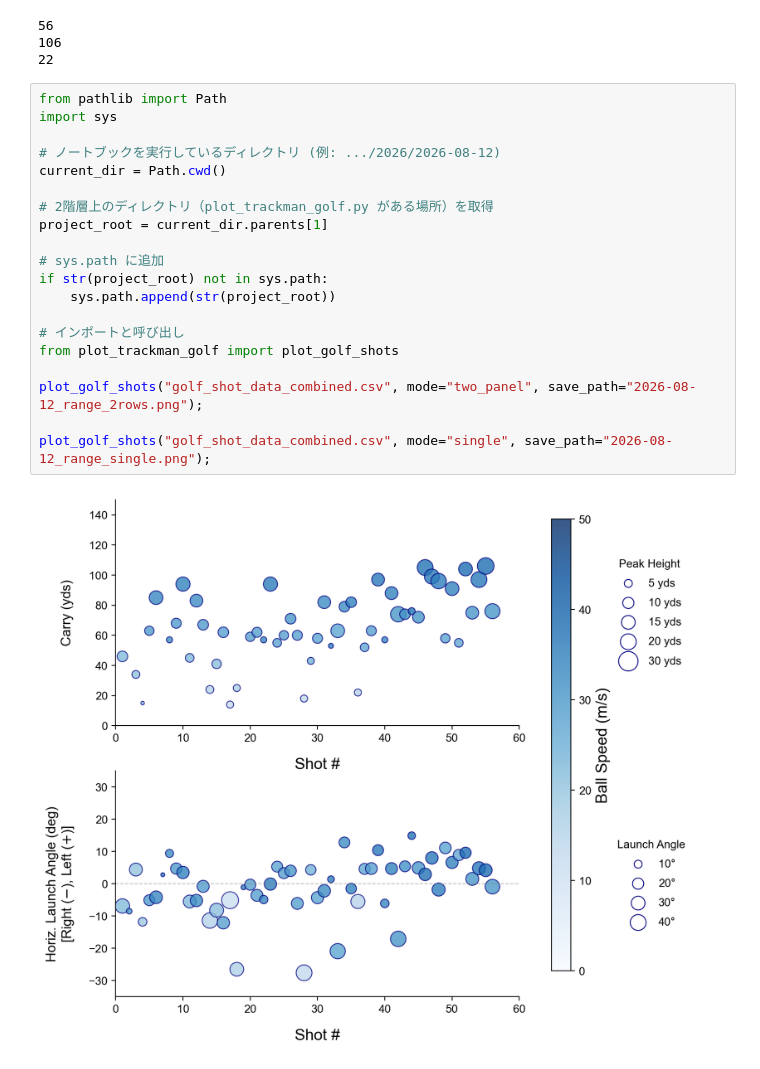
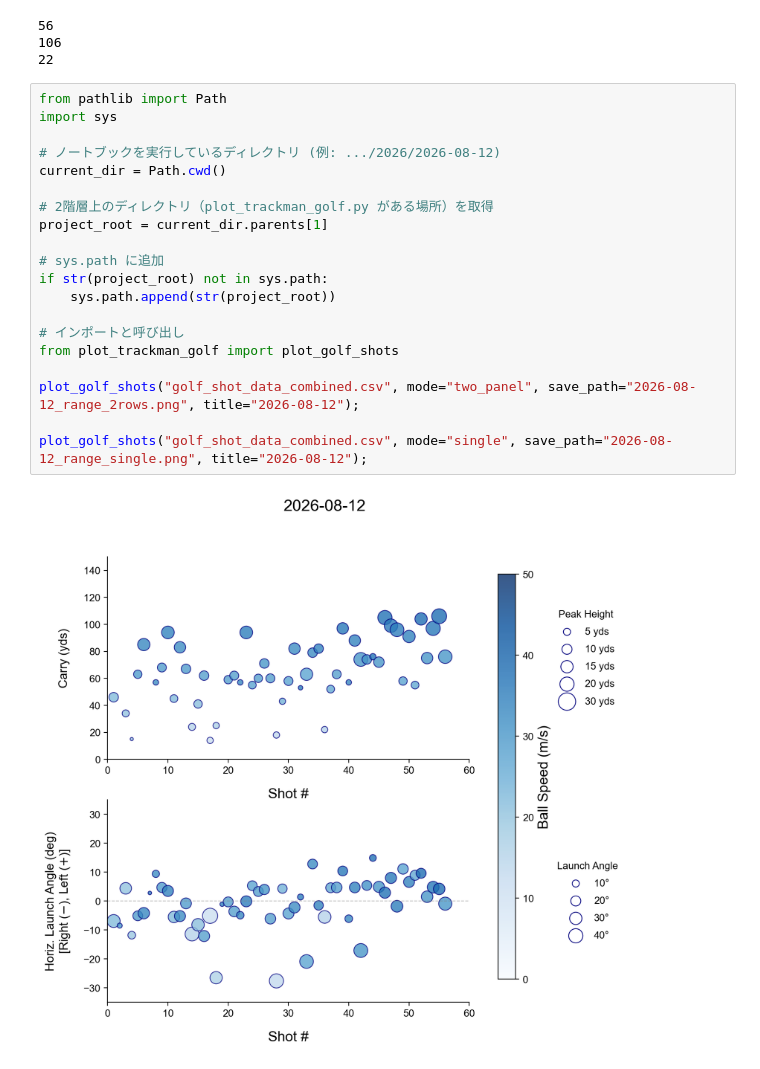
Before and after one commit to kouichi-c-nakamura/trackman-golf, a Jupyter notebook: 2026/2026-08-12 range/2026_08_12.ipynb, the cells around one changed output. Drawn from its saved outputs; the diff is of its cells as text.

```diff
--- a/2026/2026-08-12 range/2026_08_12.ipynb
+++ b/2026/2026-08-12 range/2026_08_12.ipynb
@@ -45,22 +23,22 @@ print(df['最高到達点 (yds)'].max())
 # %%
 from pathlib import Path
 import sys
 
 # ノートブックを実行しているディレクトリ (例: .../2026/2026-08-12)
 current_dir = Path.cwd()
 
 # 2階層上のディレクトリ（plot_trackman_golf.py がある場所）を取得
 project_root = current_dir.parents[1]
 
 # sys.path に追加
 if str(project_root) not in sys.path:
     sys.path.append(str(project_root))
 
 # インポートと呼び出し
 from plot_trackman_golf import plot_golf_shots
 
-plot_golf_shots("golf_shot_data_combined.csv", mode="two_panel", save_path="2026-08-12_range_2rows.png");
+plot_golf_shots("golf_shot_data_combined.csv", mode="two_panel", save_path="2026-08-12_range_2rows.png", title="2026-08-12");
 
-plot_golf_shots("golf_shot_data_combined.csv", mode="single", save_path="2026-08-12_range_single.png");
+plot_golf_shots("golf_shot_data_combined.csv", mode="single", save_path="2026-08-12_range_single.png", title="2026-08-12");
 # %% [output]
-[figure, old version]
+[figure, new version]
```
Also changed, not shown: parts of 6 cells of this notebook, 8 other files.
